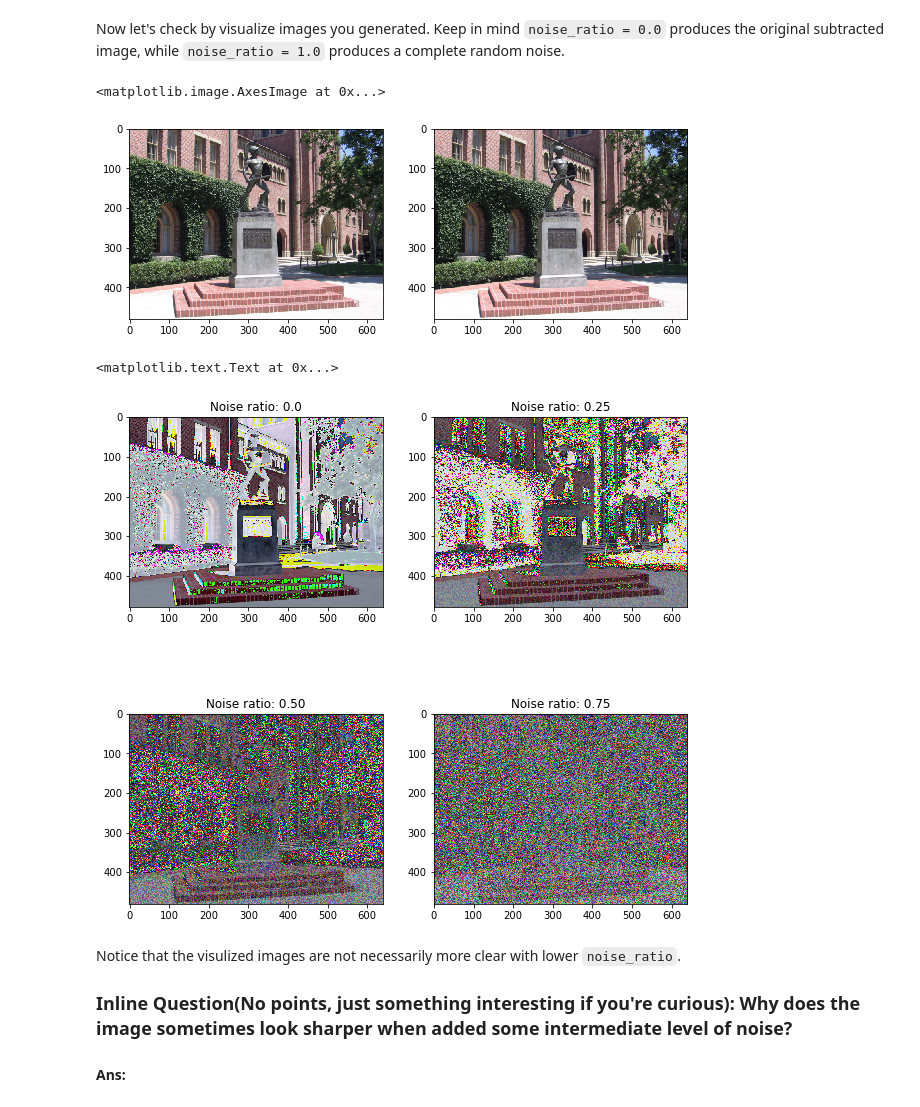
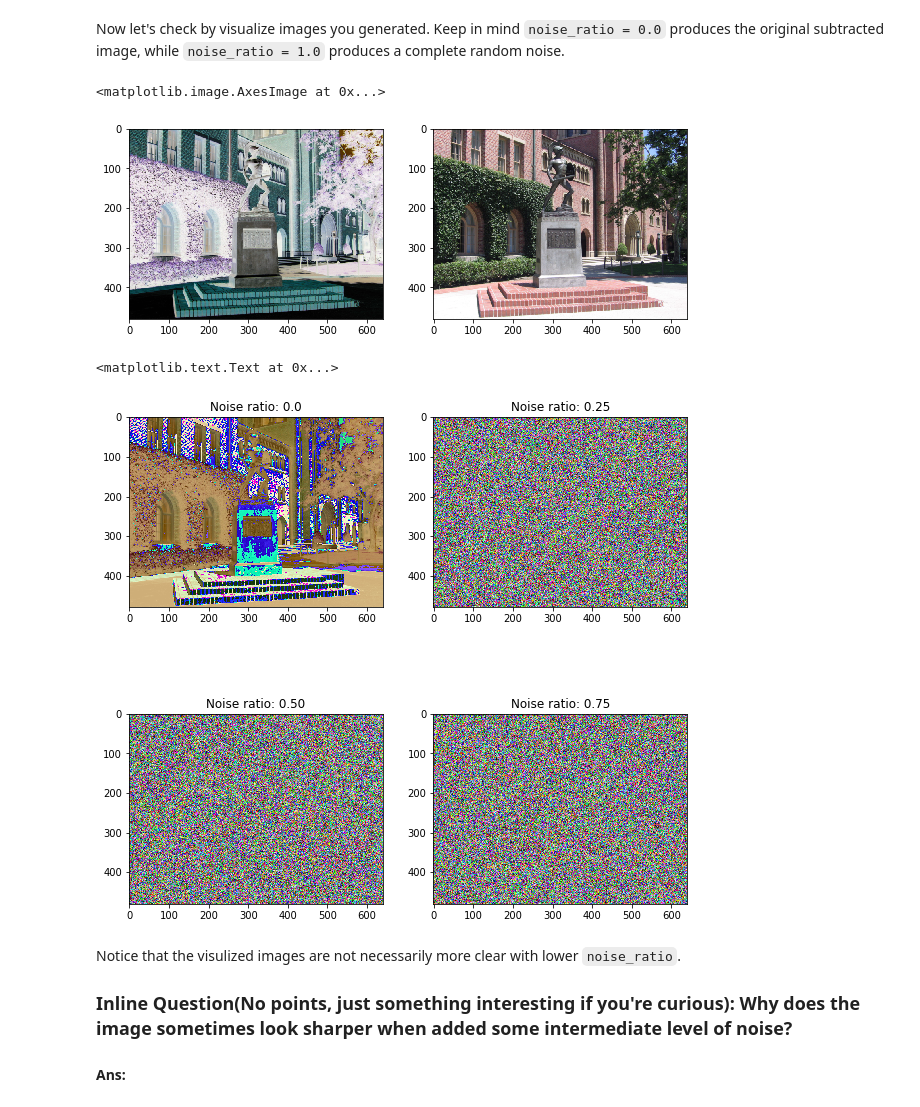
Before and after one commit to XingwenZhang/CSCI599DL, a Jupyter notebook: homework/assignment2_2/Problem_3.ipynb, the cells around one changed output. Drawn from its saved outputs; the diff is of its cells as text; code cells hidden in the pictures.

```diff
--- a/homework/assignment2_2/Problem_3.ipynb
+++ b/homework/assignment2_2/Problem_3.ipynb
@@ -205,8 +205,9 @@ def recover_image(image):
     image_raw = image + MEAN_VALUES
 
     # If the value is bigger than 255, set to 255
-    mask = image_raw > 255
-    image_raw[mask] = 255
+#     mask = image_raw > 255.0
+#     image_raw[mask] = 255.0
+    image_raw = scipy.misc.bytescale(image_raw)
     #############################################################################
     #                             END OF YOUR CODE                              #
     #############################################################################
@@ -215,6 +216,7 @@ def recover_image(image):
 def save_image(path, image):
     # Output should add back the mean.
     image = recover_image(image)
+    # Impilictly convert from RGB to Float color[0,1]
     scipy.misc.imsave(path, image)
 # %% [markdown]
 Now we load the input images. The vgg model expects image data with MEAN_VALUES subtracted to function correctly. "load_image" already handles this. The subtracted images will look funny.
@@ -263,7 +265,7 @@ def generate_noise_image(content_image, noise_ratio):
     #############################################################################
     #Take a weighted average of the values
     gen_image = noise_image * noise_ratio + content_image * (1.0 - noise_ratio)
-    gen_image = gen_image.astype('uint8')
+#     gen_image = gen_image.astype('uint8')
 #     gen_image = (content_image*1.0).astype('uint8')
     return gen_image
 # %% [markdown]
@@ -277,28 +279,29 @@ ax1.imshow(gen_image)
 ax2.imshow(content_image_raw)
 # %% [output]
 <matplotlib.image.AxesImage at 0x...>
-[figure, old version]
+[figure, new version]
 # %%
 fig = plt.figure(figsize=(10,10))
 ax1 = plt.subplot(221)
 ax2 = plt.subplot(222)
 ax3 = plt.subplot(223)
 ax4 = plt.subplot(224)
 gen_image = generate_noise_image(content_image, 0.0)
 ax1.imshow(gen_image)
 ax1.set_title('Noise ratio: 0.0')
 gen_image = generate_noise_image(content_image, 0.25)
+save_image('./noise.jpg',gen_image)
 ax2.imshow(gen_image)
 ax2.set_title('Noise ratio: 0.25')
 gen_image = generate_noise_image(content_image, 0.50)
 ax3.imshow(gen_image)
 ax3.set_title('Noise ratio: 0.50')
 gen_image = generate_noise_image(content_image, 0.75)
 ax4.imshow(gen_image)
 ax4.set_title('Noise ratio: 0.75')
 # %% [output]
 <matplotlib.text.Text at 0x...>
-[figure, old version]
+[figure, new version]
 # %% [markdown]
 Notice that the visulized images are not necessarily more clear with lower `noise_ratio`.
 ### Inline Question(No points, just something interesting if you're curious): Why does the image sometimes look sharper when added some intermediate level of noise?
```
Also changed, not shown: parts of 2 cells of this notebook.
